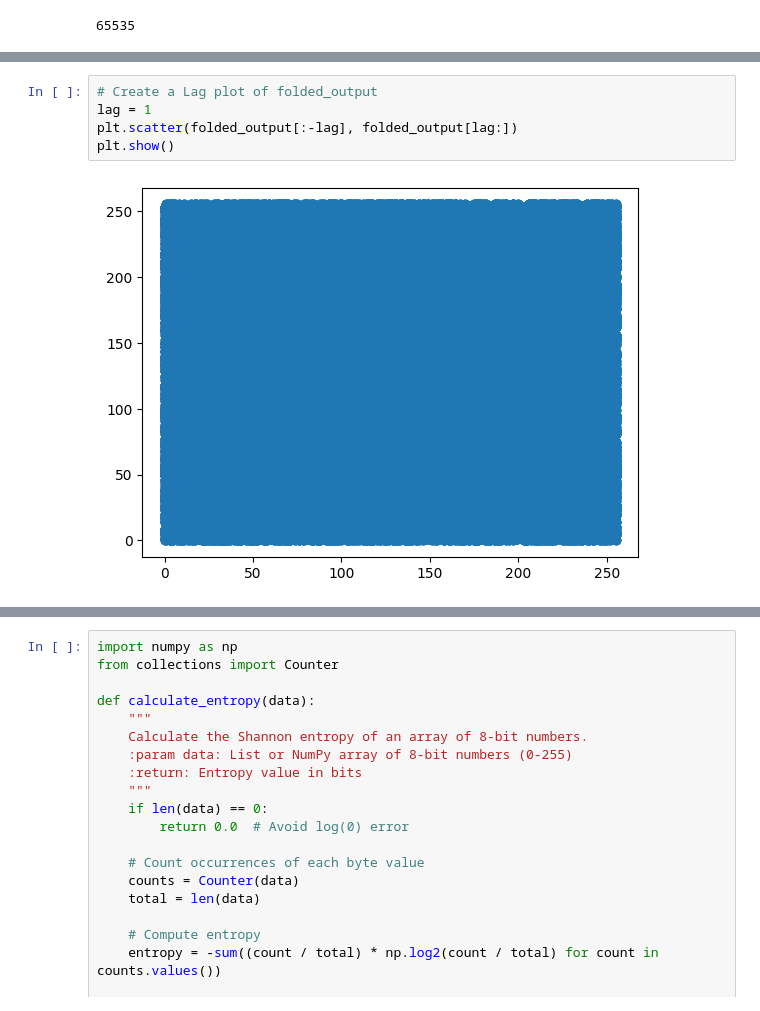
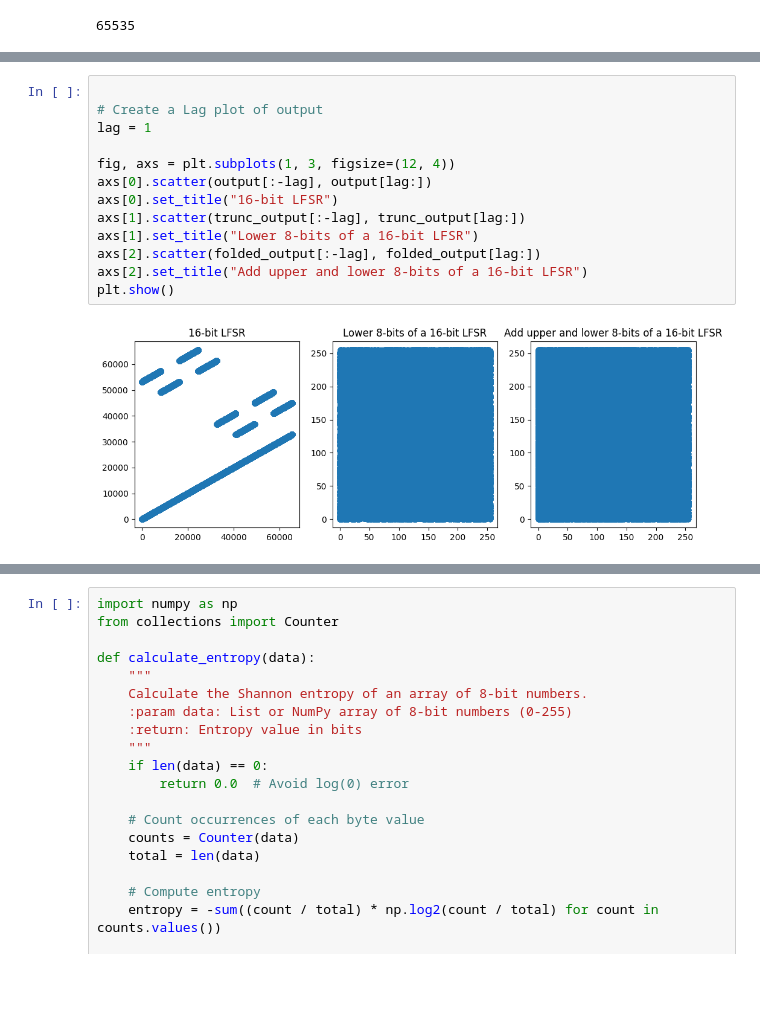
Before and after one commit to stevedoyle/slog, a Jupyter notebook: lfsr/lfsr.ipynb, the cells around one changed output, grey strips where cells are left out. Drawn from its saved outputs; the diff is of its cells as text; blank space fills up the shorter version.

Commit message:
Refactor LFSR notebook
- Add markdown descriptions to describe the analysis and experiment.
- Collate the graphs into groups.

```diff
--- a/lfsr/lfsr.ipynb
+++ b/lfsr/lfsr.ipynb
@@ -73,10 +119,18 @@ plt.show()
-# %%
-# Create a Lag plot of folded_output
-lag = 1
-plt.scatter(folded_output[:-lag], folded_output[lag:])
-plt.show()
-# %% [output]
-[figure, removed]
+# %%
+
+# Create a Lag plot of output
+lag = 1
+
+fig, axs = plt.subplots(1, 3, figsize=(12, 4))
+axs[0].scatter(output[:-lag], output[lag:])
+axs[0].set_title("16-bit LFSR")
+axs[1].scatter(trunc_output[:-lag], trunc_output[lag:])
+axs[1].set_title("Lower 8-bits of a 16-bit LFSR")
+axs[2].scatter(folded_output[:-lag], folded_output[lag:])
+axs[2].set_title("Add upper and lower 8-bits of a 16-bit LFSR")
+plt.show()
+# %% [output]
+[figure, added]
 # %%
 ## 8-bit LFSR
 
```
Also changed, not shown: parts of 14 cells of this notebook.
